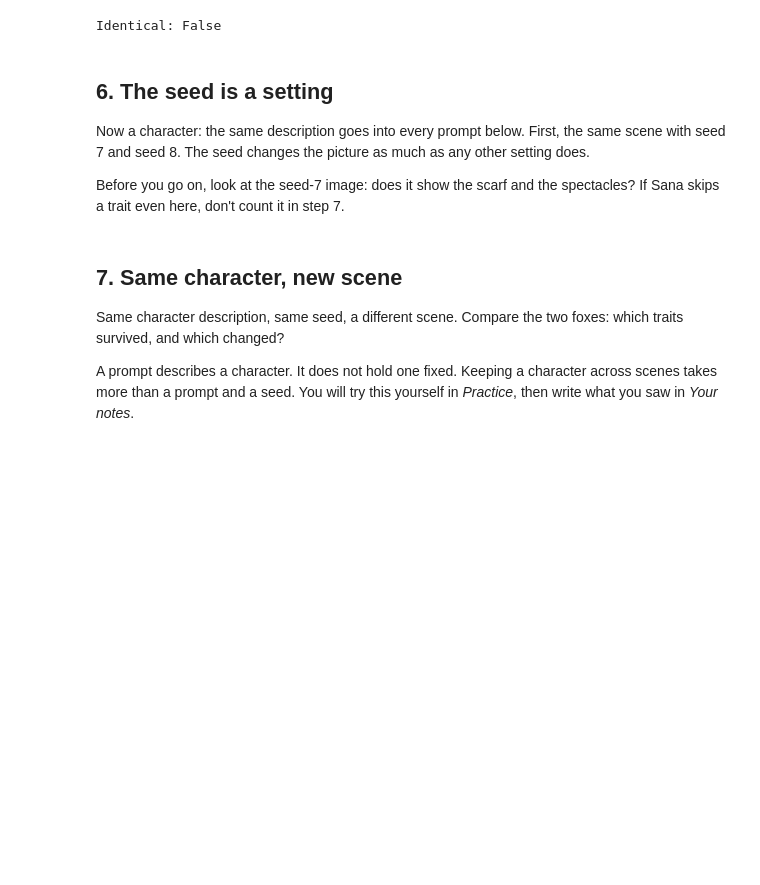
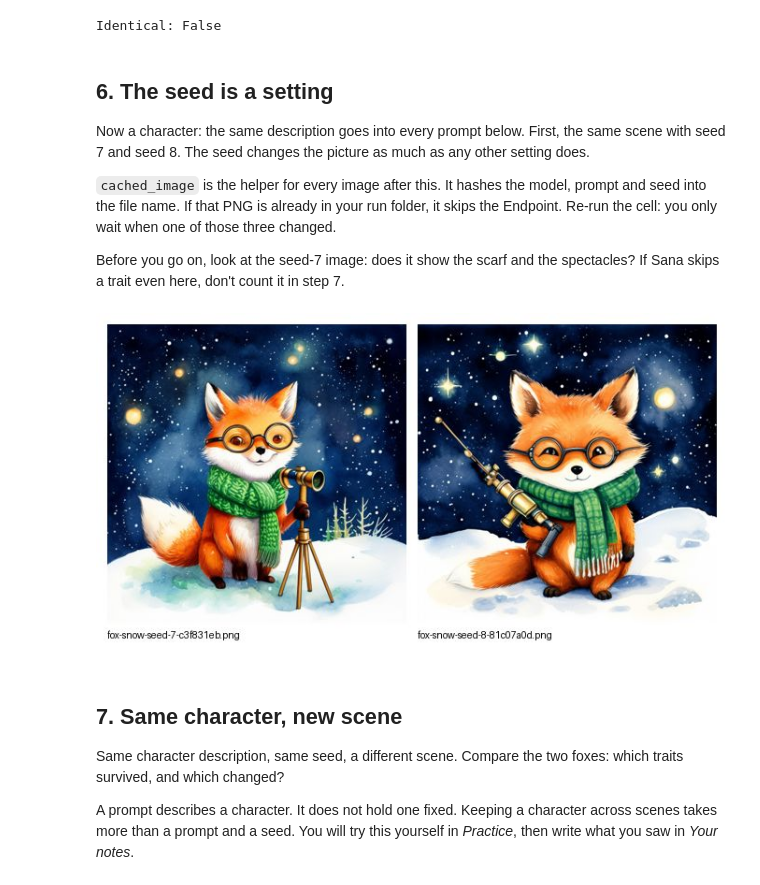
Before and after one commit to DataTalksClub/production-ai-agents-for-media-generation, a Jupyter notebook: 01-consistent-media-generation-on-serverless-gpus/code/first_image_endpoint.ipynb, the cells around one changed output. Saved outputs shown, nothing was run; the diff lists cells and outputs as text; code cells hidden in the pictures; blank space fills up the shorter version.

```diff
--- a/01-consistent-media-generation-on-serverless-gpus/code/first_image_endpoint.ipynb
+++ b/01-consistent-media-generation-on-serverless-gpus/code/first_image_endpoint.ipynb
@@ -153,29 +153,39 @@ Identical: False
 
 Now a character: the same description goes into every prompt below. First, the same scene with seed 7 and seed 8. The seed changes the picture as much as any other setting does.
 
+`cached_image` is the helper for every image after this. It hashes the model, prompt and seed into the file name. If that PNG is already in your run folder, it skips the Endpoint. Re-run the cell: you only wait when one of those three changed.
+
 Before you go on, look at the seed-7 image: does it show the scarf and the spectacles? If Sana skips a trait even here, don't count it in step 7.
 # %%
 CHARACTER = (
     "a small red fox with a white chest, round brass spectacles and a green knitted scarf, "
     "holding a brass telescope; watercolor storybook illustration, soft painterly texture, no text"
 )
 scenes = {
     "snow": f"{CHARACTER}. The fox sits in the snow under a starry night sky.",
     "beach": f"{CHARACTER}. The fox sits on a sunny beach by the sea.",
 }
 
 
-def fox(scene, seed):
-    """Generate once per exact request; re-running the cell reuses the file only if nothing changed."""
-    request = dict(model=generator.model, prompt=scenes[scene], seed=seed)
-    path = folder / f"fox-{scene}-seed-{seed}-{request_id(**request)}.png"
+def generate_image(prompt, seed=7, label="image", **settings):
+    request = {"model": generator.model, "prompt": prompt, "seed": seed, **settings}
+    path = folder / f"{label}-{image.request_id(**request)}.png"
     if not path.exists():
-        generator.generate_image(request["prompt"], out=path, seed=seed)
-
+        generator.generate_image(prompt, out=path, seed=seed, **settings)
     return path
 
 
-display(Image(data=image_comparison([fox("snow", seed) for seed in (7, 8)])))
+def compare_images(paths):
+    display(Image(data=image_comparison(paths)))
+
+
+images = [
+    generate_image(scenes["snow"], seed=7, label="snow-seed-7"),
+    generate_image(scenes["snow"], seed=8, label="snow-seed-8"),
+]
+compare_images(images)
+# %% [output]
+[figure, added]
 # %% [markdown]
 ## 7. Same character, new scene
 
```
Also changed, not shown: parts of 11 cells of this notebook, 6 other files.
